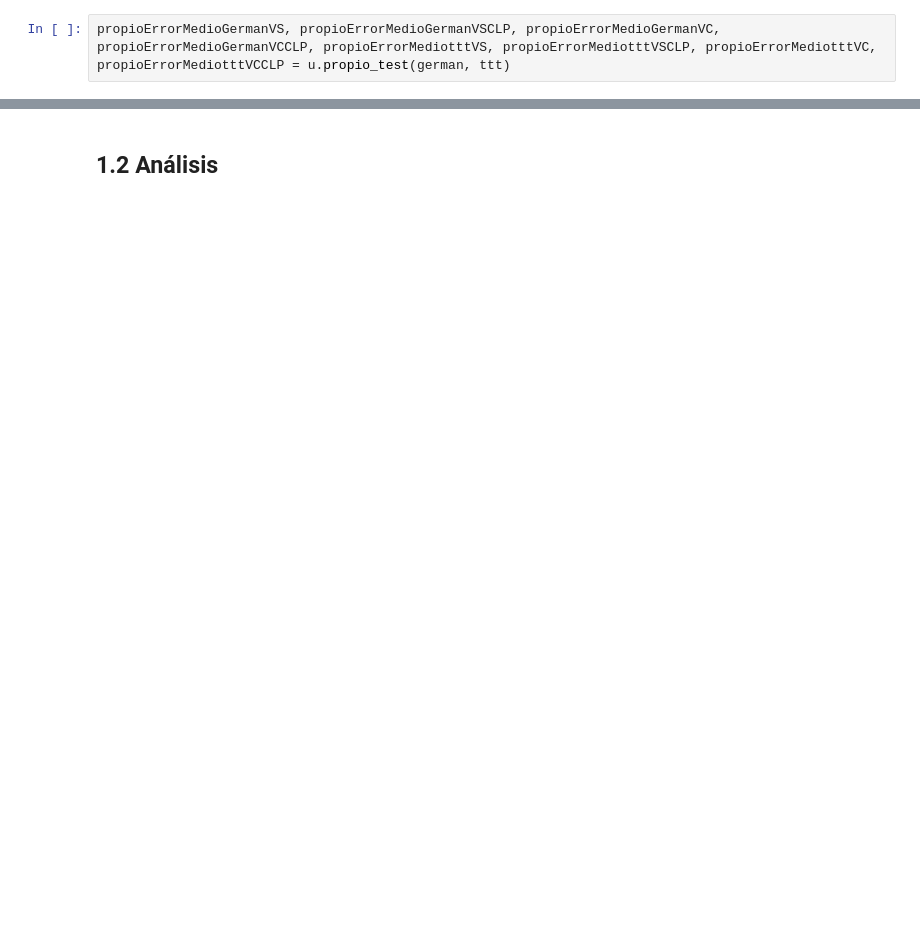
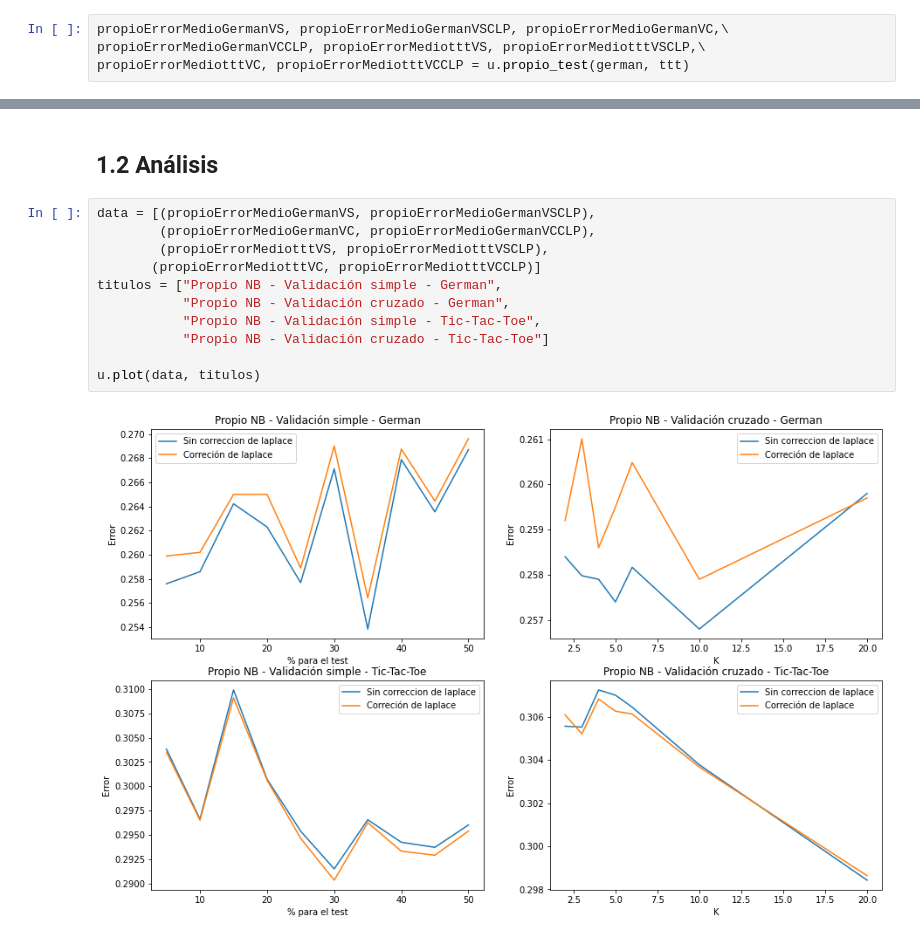
Before and after one commit to kecoma1/FAA, a Jupyter notebook: LAB_2/memoria.ipynb, the cells around one changed output, grey strips where cells are left out. Drawn from its saved outputs; the diff is of its cells as text; blank space fills up the shorter version.

```diff
--- a/LAB_2/memoria.ipynb
+++ b/LAB_2/memoria.ipynb
@@ -25,4 +27,6 @@ ttt = Datos("ConjuntosDatos/tic-tac-toe.data")
 # %%
-propioErrorMedioGermanVS, propioErrorMedioGermanVSCLP, propioErrorMedioGermanVC, propioErrorMedioGermanVCCLP, propioErrorMediotttVS, propioErrorMediotttVSCLP, propioErrorMediotttVC, propioErrorMediotttVCCLP = u.propio_test(german, ttt)
+propioErrorMedioGermanVS, propioErrorMedioGermanVSCLP, propioErrorMedioGermanVC,\
+propioErrorMedioGermanVCCLP, propioErrorMediotttVS, propioErrorMediotttVSCLP,\
+propioErrorMediotttVC, propioErrorMediotttVCCLP = u.propio_test(german, ttt)
 # %% [output]
 Test 5% / K = 20                German - Media  German - std    Tic-Tac-Toe - Media     Tic-Tac-Toe - std
@@ -45,2 +49,15 @@ Validacion simple (Laplace)     0.267400        0.009457        0.293737
 # %% [markdown]
 ## 1.2 Análisis
+# %%
+data = [(propioErrorMedioGermanVS, propioErrorMedioGermanVSCLP),
+        (propioErrorMedioGermanVC, propioErrorMedioGermanVCCLP),
+        (propioErrorMediotttVS, propioErrorMediotttVSCLP),
+       (propioErrorMediotttVC, propioErrorMediotttVCCLP)]
+titulos = ["Propio NB - Validación simple - German",
+           "Propio NB - Validación cruzado - German",
+           "Propio NB - Validación simple - Tic-Tac-Toe",
+           "Propio NB - Validación cruzado - Tic-Tac-Toe"]
+
+u.plot(data, titulos)
+# %% [output]
+[figure, added]
```
Also changed, not shown: parts of 39 cells of this notebook, 3 other files.
